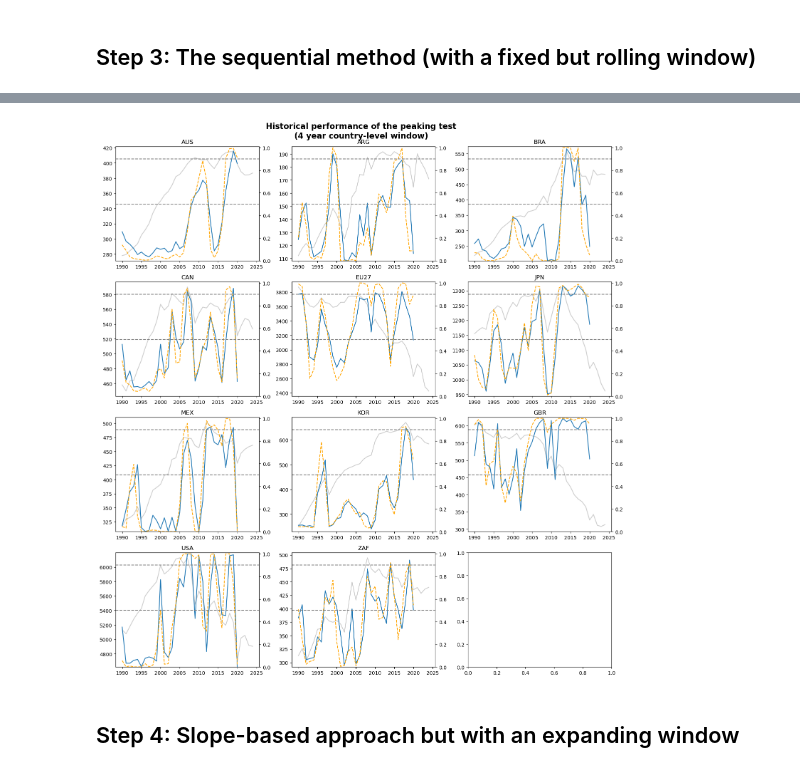
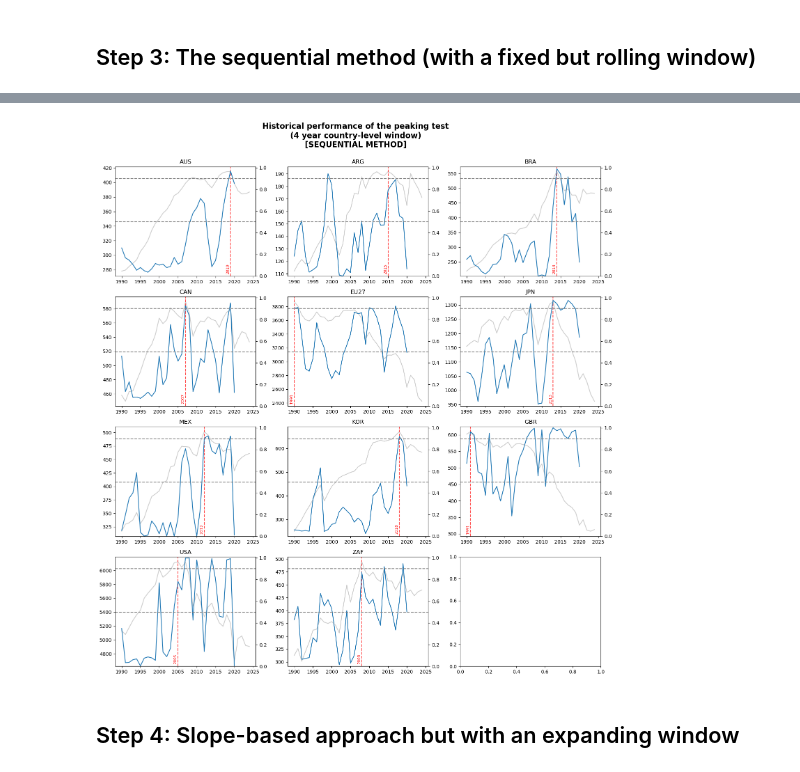
Before and after one commit to nezzag/peaking_test, a Jupyter notebook: notebooks/country_coverage.ipynb, the cells around one changed output, grey strips where cells are left out. Saved outputs shown, nothing was run; the diff lists cells and outputs as text; code cells hidden in the pictures.

```diff
--- a/notebooks/country_coverage.ipynb
+++ b/notebooks/country_coverage.ipynb
@@ -66,12 +118,8 @@ if redo_test_lastN_years:
             peak_tester.create_noise_generator()
 
             for i in [1,3,5,10]:
-                peak_tester.set_test_data(
-                    list(
-                        peak_tester.historical_data.loc[
-                            peak_tester.historical_data.year.isin(range(2025-i-1,2025))
-                            ].itertuples(index=False, name=None)
-                    )).run_complete_bootstrap_test(bootstrap_method='ar_bootstrap')
+                peak_tester.set_test_data(peak_tester.historical_data.loc[range(2025-i-1,2025)]
+                                          ).run_complete_bootstrap_test(bootstrap_method='ar_bootstrap')
                 peak_prob_in_2024.loc[region, f'{i}year'] = 1 - peak_tester.bootstrap_results['p_value_one_tail']
 
     peak_prob_in_2024.to_csv('../outputs/data/country_analysis/g20_peaking_likelihood_years.csv')
@@ -217,12 +243,8 @@ if redo_test_peaked_countries:
 
         with HiddenPrints():
             for i in range(1990,2025-test_length):
-                peak_tester_iso.set_test_data(
-                    list(
-                        peak_tester_iso.historical_data.loc[
-                            peak_tester_iso.historical_data.year.isin(range(i,i+test_length))
-                            ].itertuples(index=False, name=None)
-                    )).run_complete_bootstrap_test(bootstrap_method='ar_bootstrap')
+                peak_tester_iso.set_test_data(peak_tester_iso.historical_data.loc[range(i,i+test_length)]).run_complete_bootstrap_test(
+                        bootstrap_method='ar_bootstrap',test_sequential=True)
                 p_likelihood_series.loc[i] = 1 - peak_tester_iso.bootstrap_results['p_sequential_averaged']
 
         peak_prob_rolling_window_seq[iso] = p_likelihood_series
@@ -252,29 +274,11 @@ White noise residuals are not distributed close to zero
 Mean of residuals = 27.93155869012328
 Using white noise generator with mean=0,  σ=14.816
 # %%
-ncols = 3
-nrows = int(np.ceil(peak_prob_rolling_window_seq.shape[1]/3))
-
-f, axes = plt.subplots(nrows=nrows,ncols=ncols,figsize=(5*ncols,4*nrows))
-
-plot_isos = list(peak_prob_rolling_window_seq.keys())
-
-for count, ax in enumerate(axes.ravel()[:peak_prob_rolling_window_seq.shape[1]]):
-    gcb_data.loc[isin(region=plot_isos[count]),1990:].T.plot(ax=ax,legend=False,color='grey',alpha=0.4)
-    ax2 =ax.twinx()
-    peak_prob_rolling_window_seq[plot_isos[count]].plot(ax=ax2, label = 'sequential test')
-    peak_prob_rolling_window[plot_isos[count]].plot(ax=ax2, color='orange', label='Original test', linestyle='--')
-    ax2.set_ylim([0,1.01])
-    ax2.axhline(y=0.9,color='grey',ls='--')
-    ax2.axhline(y=0.5,color='grey',ls='--')
-
-
-    ax.set_title(f'{plot_isos[count]}')
-
-
-f.suptitle(f'Historical performance of the peaking test\n({test_length} year country-level window)', fontweight='bold',fontsize=16, )
-plt.tight_layout()
+results_plot(
+    peak_prob_rolling_window_seq,
+    peak_years_log,
+    f'Historical performance of the peaking test\n({test_length} year country-level window)\n[SEQUENTIAL METHOD]')
 # %% [output]
-[figure, old version]
+[figure, new version]
 # %% [markdown]
 ## Step 4: Slope-based approach but with an expanding window
```
Also changed, not shown: parts of 33 cells of this notebook, 15 other files.
